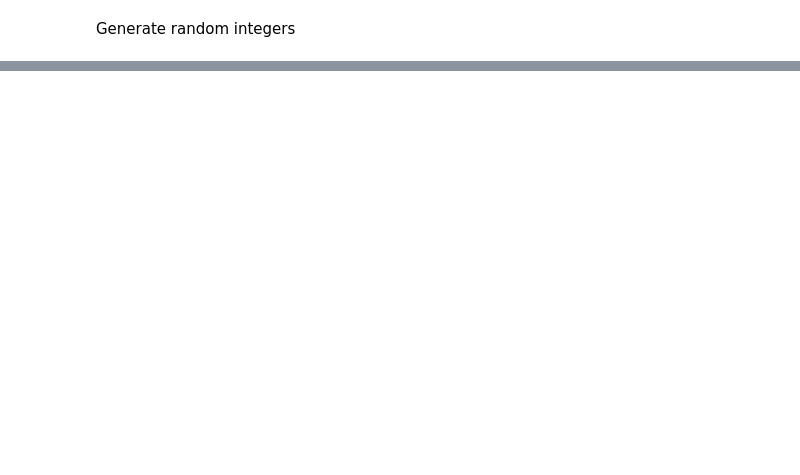
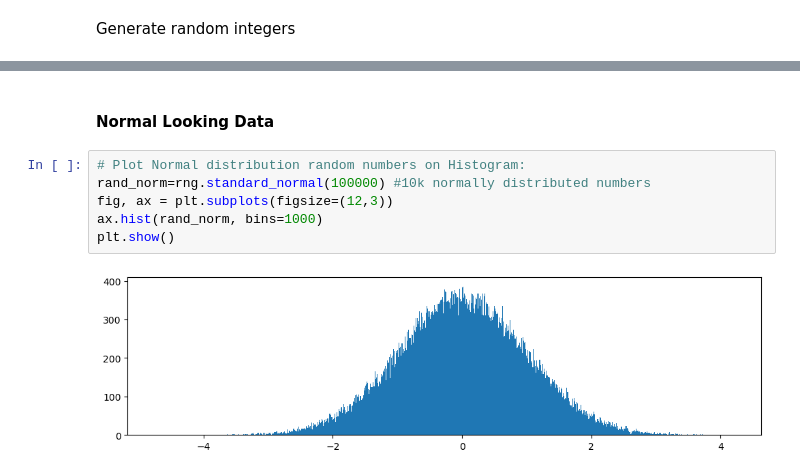
Before and after one commit to noyo0/Fundamentals_DataAnalysis, a Jupyter notebook: myNoteBook.ipynb, the cells around one changed output, grey strips where cells are left out. Drawn from its saved outputs; the diff is of its cells as text; blank space fills up the shorter version.

```diff
--- a/myNoteBook.ipynb
+++ b/myNoteBook.ipynb
@@ -281,0 +380,10 @@ array([11, 15, 13, 15, 14, 14, 19, 17, 10, 14], dtype=int64)
+# %% [markdown]
+#### Normal Looking Data
+# %%
+# Plot Normal distribution random numbers on Histogram:
+rand_norm=rng.standard_normal(100000) #10k normally distributed numbers
+fig, ax = plt.subplots(figsize=(12,3))
+ax.hist(rand_norm, bins=1000)
+plt.show()
+# %% [output]
+[figure, added]
```
Also changed, not shown: parts of 26 cells of this notebook.
